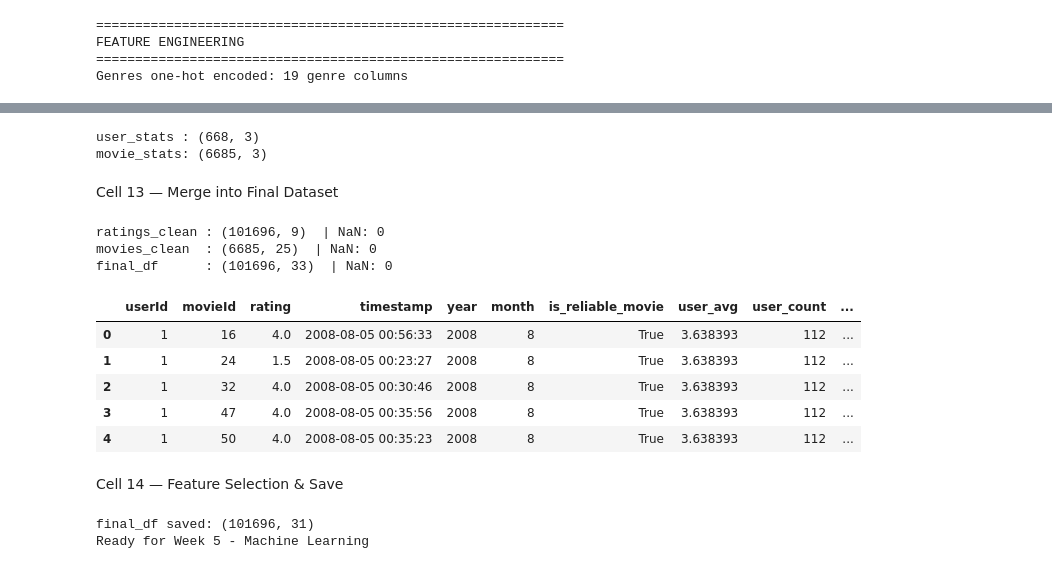
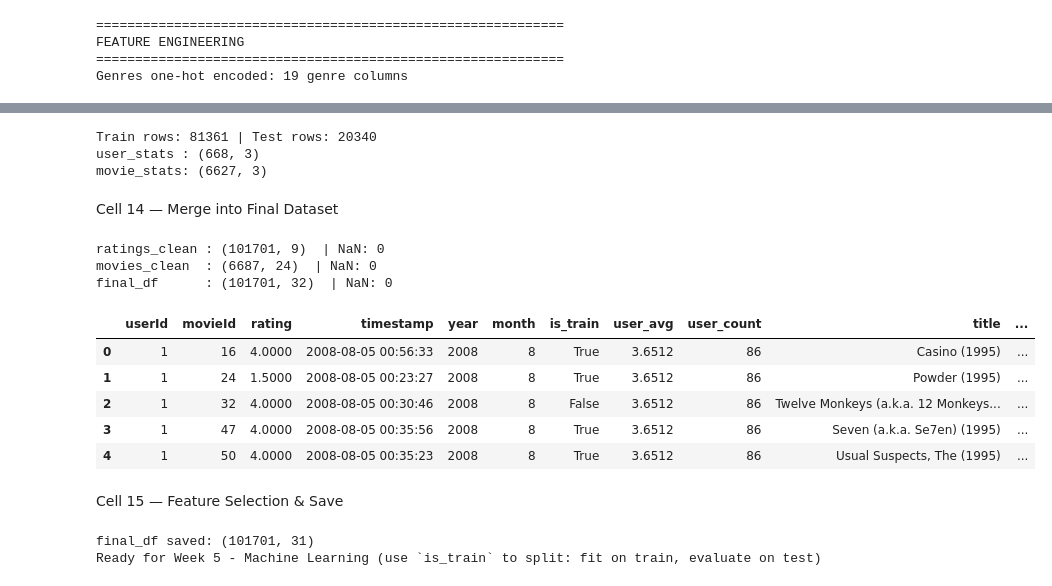
Before and after one commit to malakbzd/Movie-recommendation-system, a Jupyter notebook: Backend/notebooks/02_eda.ipynb, the cells around one changed output, grey strips where cells are left out. Cells and saved outputs as stored; diff of their text form; code cells hidden in the pictures.

```diff
--- a/Backend/notebooks/02_eda.ipynb
+++ b/Backend/notebooks/02_eda.ipynb
@@ -517,57 +484,74 @@ Cell 12 — Feature Engineering: User & Movie Stats
 # %%
+SEED = 42
+
+# 1. Split first (80% train / 20% test). Week 5 can use the `is_train` column directly.
+train_idx = ratings.sample(frac=0.8, random_state=SEED).index
+ratings['is_train'] = ratings.index.isin(train_idx)
+train = ratings[ratings['is_train']]
+global_mean = train['rating'].mean()
+
+# 2. Statistics from TRAIN rows only
 user_stats = (
-    ratings.groupby('userId')['rating']
+    train.groupby('userId')['rating']
     .agg(user_avg='mean', user_count='count')
     .reset_index()
 )
 
 movie_stats = (
-    ratings.groupby('movieId')['rating']
+    train.groupby('movieId')['rating']
     .agg(avg_rating='mean', num_ratings='count')
     .reset_index()
 )
 
+print(f"Train rows: {ratings['is_train'].sum()} | Test rows: {(~ratings['is_train']).sum()}")
 print(f"user_stats : {user_stats.shape}")
 print(f"movie_stats: {movie_stats.shape}")
 # %% [output]
+Train rows: 81361 | Test rows: 20340
 user_stats : (668, 3)
-movie_stats: (6685, 3)
+movie_stats: (6627, 3)
 # %% [markdown]
-Cell 13 — Merge into Final Dataset
+Cell 14 — Merge into Final Dataset
 # %%
 ratings_clean = ratings.merge(user_stats, on='userId', how='left')
+# Users / movies that never appear in train get neutral defaults
+ratings_clean['user_avg'] = ratings_clean['user_avg'].fillna(global_mean)
+ratings_clean['user_count'] = ratings_clean['user_count'].fillna(0).astype(int)
 
 movies_clean = pd.concat(
     [movies.reset_index(drop=True), genres_dummies.reset_index(drop=True)], axis=1
 ).merge(movie_stats, on='movieId', how='left')
+movies_clean['avg_rating'] = movies_clean['avg_rating'].fillna(global_mean)
+movies_clean['num_ratings'] = movies_clean['num_ratings'].fillna(0).astype(int)
 
 final_df = ratings_clean.merge(movies_clean, on='movieId', how='left')
+assert len(final_df) == len(ratings), "merge changed the number of rows"
 
 print(f"ratings_clean : {ratings_clean.shape}  | NaN: {ratings_clean.isnull().sum().sum()}")
 print(f"movies_clean  : {movies_clean.shape}  | NaN: {movies_clean.isnull().sum().sum()}")
 print(f"final_df      : {final_df.shape}  | NaN: {final_df.isnull().sum().sum()}")
 display(final_df.head())
 # %% [output]
-ratings_clean : (101696, 9)  | NaN: 0
-movies_clean  : (6685, 25)  | NaN: 0
-final_df      : (101696, 33)  | NaN: 0
+ratings_clean : (101701, 9)  | NaN: 0
+movies_clean  : (6687, 24)  | NaN: 0
+final_df      : (101701, 32)  | NaN: 0
-|  | userId | movieId | rating | timestamp | year | month | is_reliable_movie | user_avg | user_count | ... |
-| 0 | 1 | 16 | 4.0 | 2008-08-05 00:56:33 | 2008 | 8 | True | 3.638393 | 112 | ... |
-| 1 | 1 | 24 | 1.5 | 2008-08-05 00:23:27 | 2008 | 8 | True | 3.638393 | 112 | ... |
-| 2 | 1 | 32 | 4.0 | 2008-08-05 00:30:46 | 2008 | 8 | True | 3.638393 | 112 | ... |
-| 3 | 1 | 47 | 4.0 | 2008-08-05 00:35:56 | 2008 | 8 | True | 3.638393 | 112 | ... |
-| 4 | 1 | 50 | 4.0 | 2008-08-05 00:35:23 | 2008 | 8 | True | 3.638393 | 112 | ... |
+|  | userId | movieId | rating | timestamp | year | month | is_train | user_avg | user_count | title | ... |
+| 0 | 1 | 16 | 4.0000 | 2008-08-05 00:56:33 | 2008 | 8 | True | 3.6512 | 86 | Casino (1995) | ... |
+| 1 | 1 | 24 | 1.5000 | 2008-08-05 00:23:27 | 2008 | 8 | True | 3.6512 | 86 | Powder (1995) | ... |
+| 2 | 1 | 32 | 4.0000 | 2008-08-05 00:30:46 | 2008 | 8 | False | 3.6512 | 86 | Twelve Monkeys (a.k.a. 12 Monkeys... | ... |
+| 3 | 1 | 47 | 4.0000 | 2008-08-05 00:35:56 | 2008 | 8 | True | 3.6512 | 86 | Seven (a.k.a. Se7en) (1995) | ... |
+| 4 | 1 | 50 | 4.0000 | 2008-08-05 00:35:23 | 2008 | 8 | True | 3.6512 | 86 | Usual Suspects, The (1995) | ... |
 # %% [markdown]
-Cell 14 — Feature Selection & Save
+Cell 15 — Feature Selection & Save
 # %%
-# Drop columns not useful for modeling
-final_df = final_df.drop(columns=['is_reliable_movie', 'is_reliable'], errors='ignore')
+# `genres` (raw string) is redundant now that we have the genre_* one-hot columns
+final_df = final_df.drop(columns=['genres'])
 
 # Save the final dataset for Week 5 (Modeling)
 final_df.to_csv(PROCESSED_DIR / 'final_df.csv', index=False)
 movies_clean.to_csv(PROCESSED_DIR / 'movies_clean_features.csv', index=False)
 print(f"final_df saved: {final_df.shape}")
-print("Ready for Week 5 - Machine Learning")
+print("Ready for Week 5 - Machine Learning (use `is_train` to split: fit on train, evaluate on test)")
 # %% [output]
-final_df saved: (101696, 31)
-Ready for Week 5 - Machine Learning
+final_df saved: (101701, 31)
+Ready for Week 5 - Machine Learning (use `is_train` to split: fit on train, evaluate on test)
```
Also changed, not shown: parts of 19 cells of this notebook, 6 other files.
